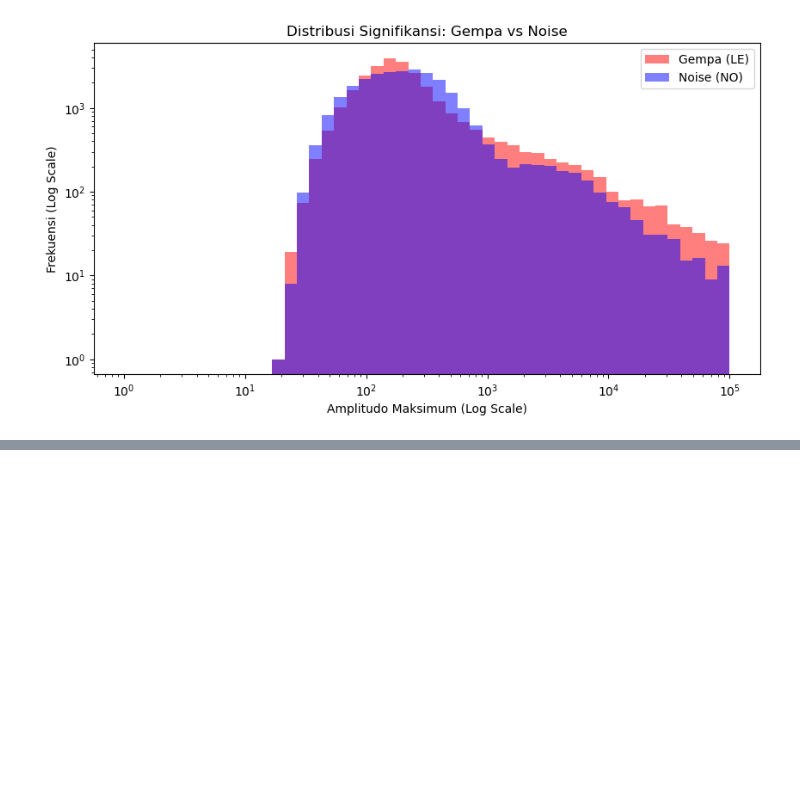
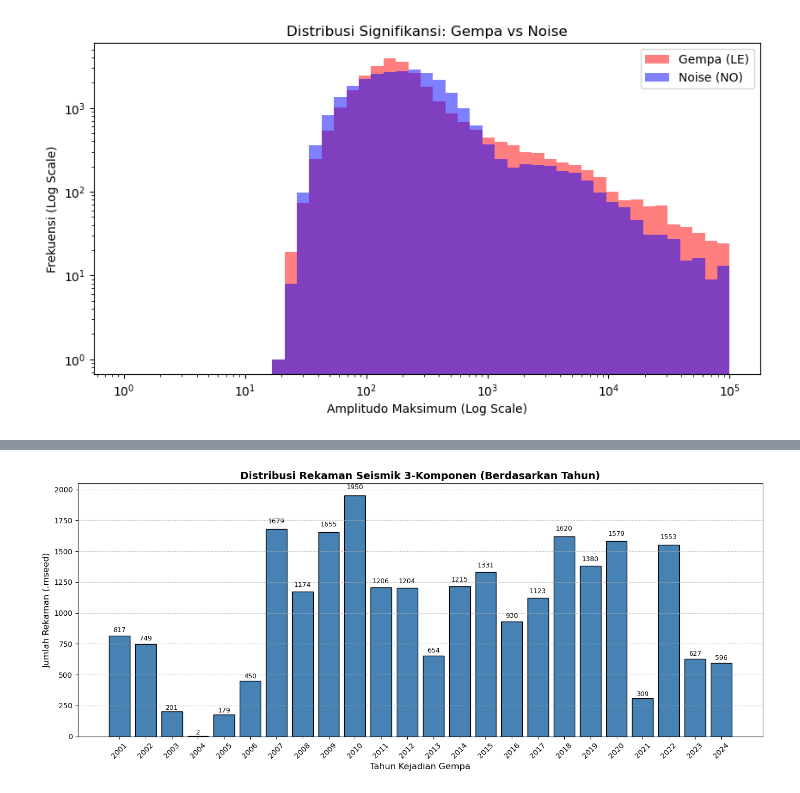
Before and after one commit to verykurniabakti/seismiccode, a Jupyter notebook: mcu_quake/code_gen_trying/indonesia_jaya_benchmarking_data/investigator_visualisator.ipynb, the cells around one changed output, grey strips where cells are left out. Drawn from its saved outputs; the diff is of its cells as text; code cells hidden in the pictures; blank space fills up the shorter version.

```diff
--- a/mcu_quake/code_gen_trying/indonesia_jaya_benchmarking_data/investigator_visualisator.ipynb
+++ b/mcu_quake/code_gen_trying/indonesia_jaya_benchmarking_data/investigator_visualisator.ipynb
@@ -413,0 +432,80 @@ else:
+# %%
+import os
+import glob
+import pandas as pd
+import matplotlib.pyplot as plt
+
+# ⚠️ GANTI dengan path direktori utama Anda
+BASE_DIR = '/Volumes/Local Disk/Code_Git/S3_code/seismic/mcu_quake/code_gen_trying/indonesia_jaya_benchmarking_data/output/waveform_buffer/waveform_ready'
+
+print("🔍 Menyisir direktori untuk audit data...")
+search_pattern = os.path.join(BASE_DIR, '*', '*', '*.mseed')
+mseed_files = glob.glob(search_pattern)
+
+if not mseed_files:
+    print("❌ Tidak ada file .mseed yang ditemukan. Cek kembali path BASE_DIR.")
+else:
+    print(f"✅ Total {len(mseed_files):,} file berhasil dipetakan. Sedang menyusun laporan...\n")
+
+    # 1. Ekstraksi Metadata dari Path File
+    koleksi_data = []
+    for filepath in mseed_files:
+        # Memecah path berdasarkan separator OS (/ pada Mac)
+        parts = filepath.split(os.sep)
+
+        # Berdasarkan struktur direktori: BASE_DIR / Tahun / Event_ID / file.mseed
+        tahun = parts[-3]
+        event_id = parts[-2]
+        nama_file = parts[-1]
+
+        koleksi_data.append({
+            'Tahun': tahun,
+            'Event_ID': event_id,
+            'File_Name': nama_file
+        })
+
+    df_audit = pd.DataFrame(koleksi_data)
+
+    # 2. Perhitungan Statistik Dasar
+    total_file = len(df_audit)
+    total_event_unik = df_audit['Event_ID'].nunique()
+    rata_rata_stasiun_per_event = total_file / total_event_unik if total_event_unik > 0 else 0
+
+    print("=" * 50)
+    print("📊 RINGKASAN DATASET GELOMBANG SEISMIK (2001 - 2024)")
+    print("=" * 50)
+    print(f"Total File (.mseed)        : {total_file:,} gelombang 3-komponen")
+    print(f"Total Kejadian Gempa Unik  : {total_event_unik:,} event")
+    print(f"Rata-rata Sensor per Gempa : {rata_rata_stasiun_per_event:.1f} stasiun")
+    print("-" * 50)
+
+    # 3. Distribusi Data per Tahun
+    distribusi_tahun = df_audit.groupby('Tahun')['File_Name'].count().sort_index()
+
+    # Tampilkan tabel distribusi
+    print("\n📅 Distribusi File per Tahun:")
+    print(distribusi_tahun.to_string())
+
+    # 4. Visualisasi Grafik Distribusi
+    plt.figure(figsize=(14, 6))
+    bars = plt.bar(distribusi_tahun.index, distribusi_tahun.values, color='steelblue', edgecolor='black')
+
+    # Tambahkan label angka di atas setiap bar
+    for bar in bars:
+        yval = bar.get_height()
+        plt.text(bar.get_x() + bar.get_width()/2, yval + (yval*0.02), int(yval),
+                 ha='center', va='bottom', fontsize=9)
+
+    plt.title('Distribusi Rekaman Seismik 3-Komponen (Berdasarkan Tahun)', fontsize=14, fontweight='bold')
+    plt.xlabel('Tahun Kejadian Gempa', fontsize=12)
+    plt.ylabel('Jumlah Rekaman (.mseed)', fontsize=12)
+    plt.xticks(rotation=45)
+    plt.grid(axis='y', linestyle='--', alpha=0.7)
+    plt.tight_layout()
+    plt.show()
+
+    # 5. Cek Potensi Anomali (Event dengan terlalu sedikit stasiun)
+    stasiun_per_event = df_audit.groupby('Event_ID')['File_Name'].count()
+    event_sangat_kecil = stasiun_per_event[stasiun_per_event < 3].count()
+    print(f"\n⚠️ Catatan Audit: Terdapat {event_sangat_kecil:,} kejadian gempa yang hanya direkam oleh kurang dari 3 stasiun.")
+# %% [output]
@@ -413,0 +529 @@ else:
+[figure, added]
```
Also changed, not shown: parts of 9 cells of this notebook, 4 other files.
